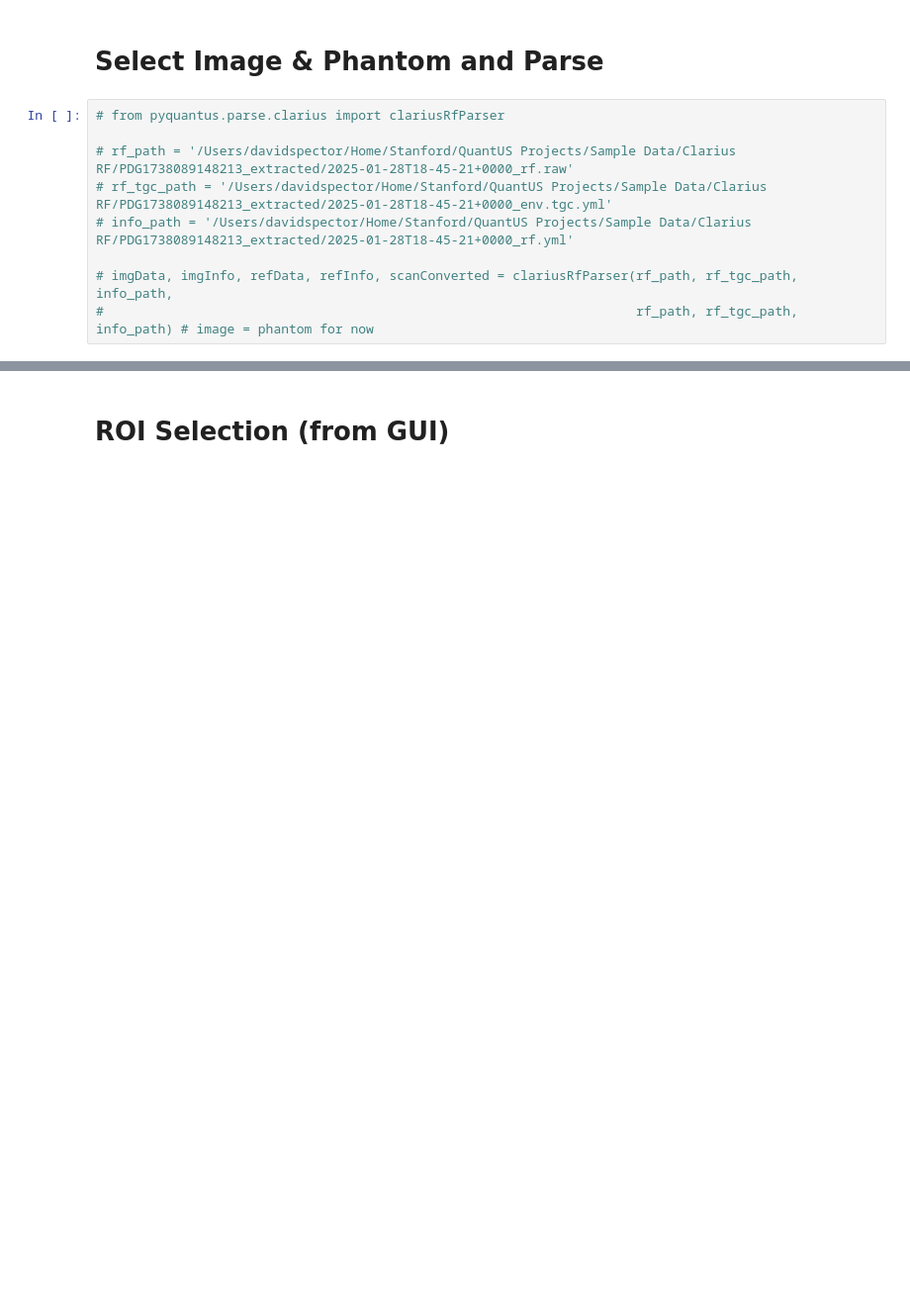
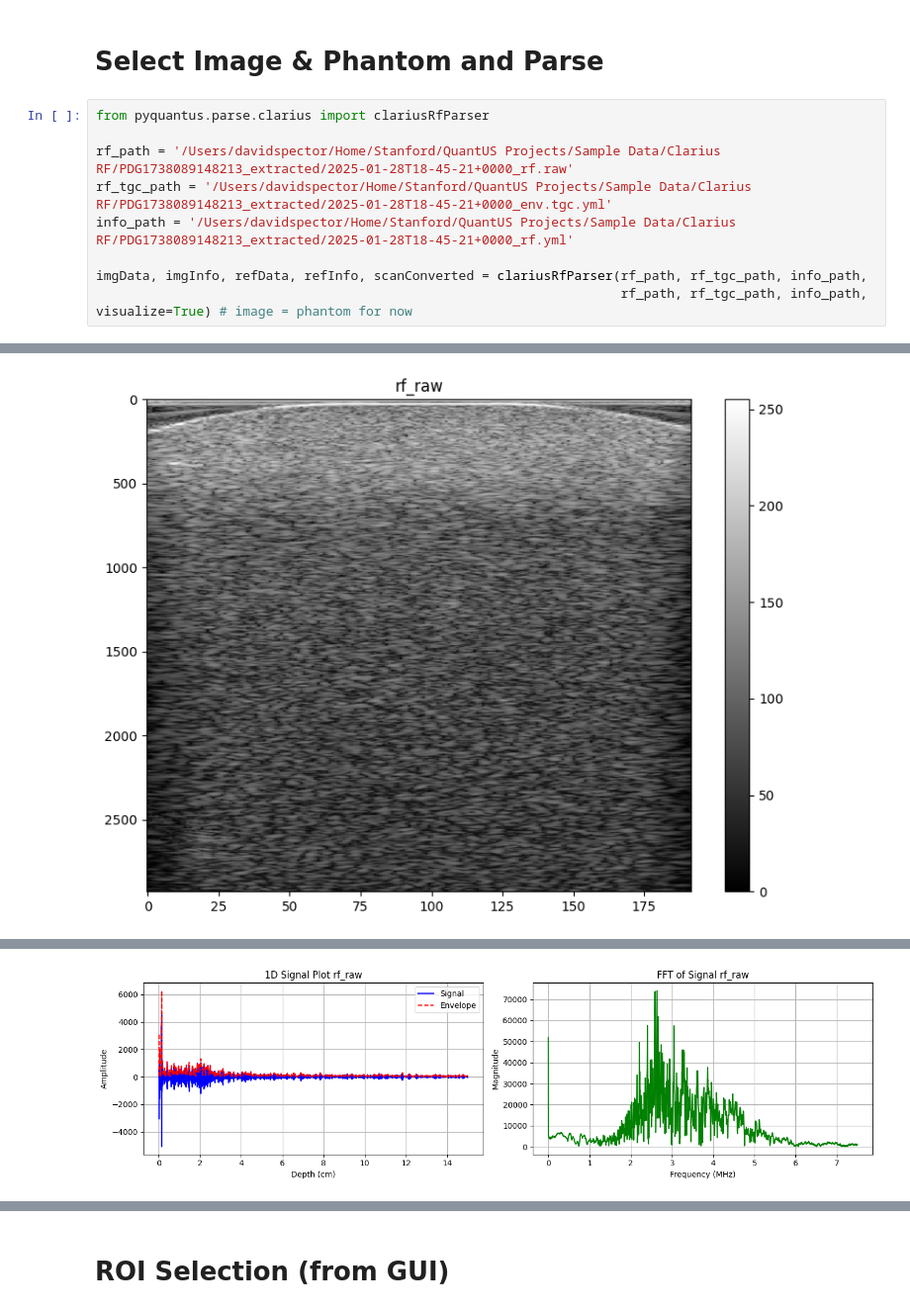
Before and after one commit to TUL-Dev/PyQuantUS, a Jupyter notebook: CLI-Demos/scClariusUtc.ipynb, the cells around one changed output, grey strips where cells are left out. Shown at 99% size. Cells and saved outputs as stored; diff of their text form; blank space fills up the shorter version.

```diff
--- a/CLI-Demos/scClariusUtc.ipynb
+++ b/CLI-Demos/scClariusUtc.ipynb
@@ -86,11 +43,12 @@ imgData, imgInfo, refData, refInfo, scanConverted = clariusRfParser(rf_path, rf_
 # %% [markdown]
 # Select Image & Phantom and Parse
 # %%
-# from pyquantus.parse.clarius import clariusRfParser
+from pyquantus.parse.clarius import clariusRfParser
 
-# rf_path = '/Users/davidspector/Home/Stanford/QuantUS Projects/Sample Data/Clarius RF/PDG1738089148213_extracted/2025-01-28T18-45-21+0000_rf.raw'
-# rf_tgc_path = '/Users/davidspector/Home/Stanford/QuantUS Projects/Sample Data/Clarius RF/PDG1738089148213_extracted/2025-01-28T18-45-21+0000_env.tgc.yml'
-# info_path = '/Users/davidspector/Home/Stanford/QuantUS Projects/Sample Data/Clarius RF/PDG1738089148213_extracted/2025-01-28T18-45-21+0000_rf.yml'
+rf_path = '/Users/davidspector/Home/Stanford/QuantUS Projects/Sample Data/Clarius RF/PDG1738089148213_extracted/2025-01-28T18-45-21+0000_rf.raw'
+rf_tgc_path = '/Users/davidspector/Home/Stanford/QuantUS Projects/Sample Data/Clarius RF/PDG1738089148213_extracted/2025-01-28T18-45-21+0000_env.tgc.yml'
+info_path = '/Users/davidspector/Home/Stanford/QuantUS Projects/Sample Data/Clarius RF/PDG1738089148213_extracted/2025-01-28T18-45-21+0000_rf.yml'
 
-# imgData, imgInfo, refData, refInfo, scanConverted = clariusRfParser(rf_path, rf_tgc_path, info_path,
-#                                                                     rf_path, rf_tgc_path, info_path) # image = phantom for now
+imgData, imgInfo, refData, refInfo, scanConverted = clariusRfParser(rf_path, rf_tgc_path, info_path,
+                                                                    rf_path, rf_tgc_path, info_path, visualize=True) # image = phantom for now
+# %% [output]
@@ -96,0 +72 @@ imgData, imgInfo, refData, refInfo, scanConverted = clariusRfParser(rf_path, rf_
+[figure, added]
@@ -96,0 +78 @@ imgData, imgInfo, refData, refInfo, scanConverted = clariusRfParser(rf_path, rf_
+[figure, added]
```
Also changed, not shown: parts of 12 cells of this notebook, 4 other files.
